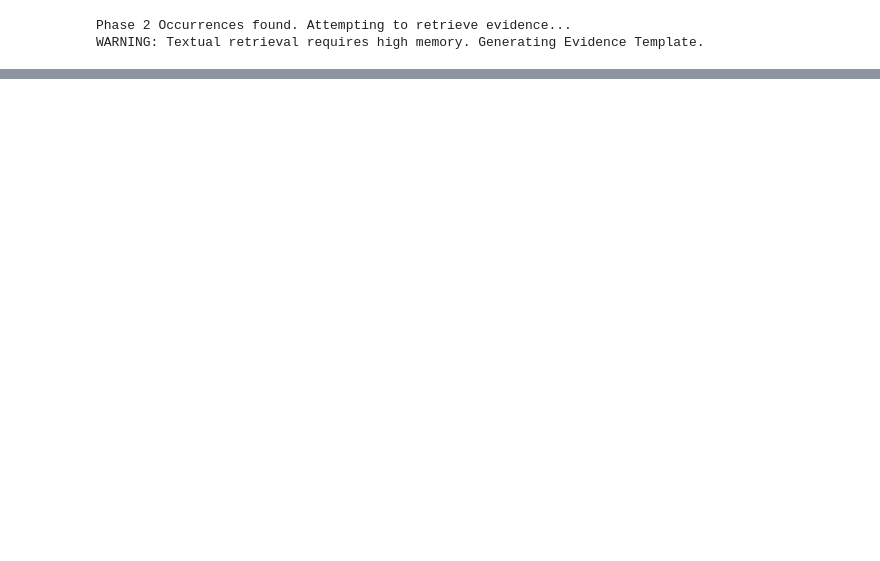
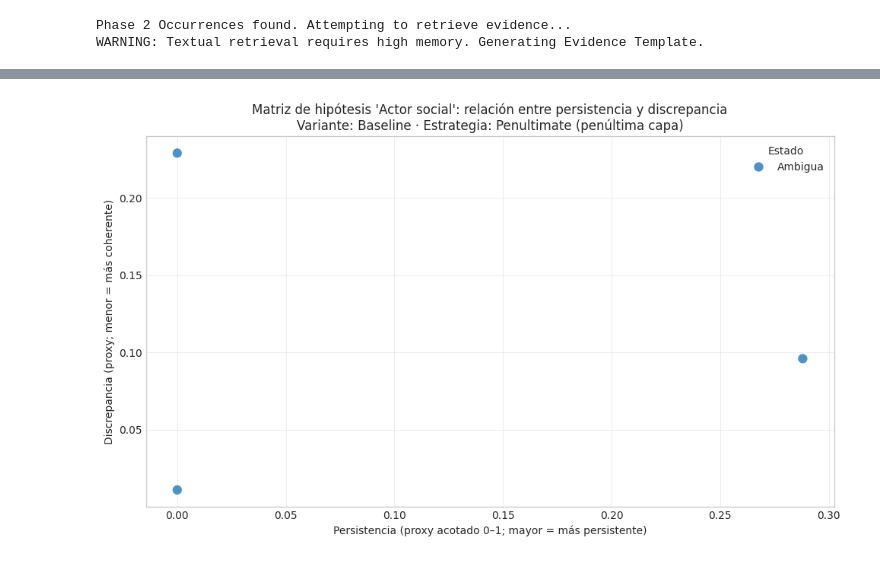
Before and after one commit to alejandrommingo/LISBETH, a Jupyter notebook: academic/methodological_report/phase4_4_4_interpretacion_eda.ipynb, the cells around one changed output, grey strips where cells are left out. Saved outputs shown, nothing was run; the diff lists cells and outputs as text; code cells hidden in the pictures; blank space fills up the shorter version.

```diff
--- a/academic/methodological_report/phase4_4_4_interpretacion_eda.ipynb
+++ b/academic/methodological_report/phase4_4_4_interpretacion_eda.ipynb
@@ -205,13 +254,21 @@ else:
 Phase 2 Occurrences found. Attempting to retrieve evidence...
 WARNING: Textual retrieval requires high memory. Generating Evidence Template.
 # %%
+# --- 4. Matriz de Hipótesis 'Actor Social' (tabla + visualización opcional) ---
 
-# --- 4. Matriz de Hipótesis 'Actor Social' ---
+import numpy as np
+import pandas as pd
+import matplotlib as mpl
+mpl.rcParams['font.family'] = 'DejaVu Sans'
+import matplotlib.pyplot as plt
+import seaborn as sns
 
-# Operationalize Criteria
-# 1. Persistence: Drift low in subsequent window?
-# 2. Coherence: Correlation between Centroid and Subspace projection > 0.5?
-# 3. Agency: High 'Social' or 'Functional' projection?
+# (Opcional) Etiquetas “humanas” para mostrar en resultados
+variant_label_es = {"baseline": "Baseline", "dapt": "DAPT"}
+strategy_label_es = {
+    "penultimate": "Penultimate (penúltima capa)",
+    "last4_concat": "Last4Concat (concat. 4 últimas capas)"
+}
 
 hypothesis_matrix = []
 
@@ -219,32 +276,88 @@ for _, case in cases_df.iterrows():
     win = case['window']
     row = df.loc[win]
 
-    # 1. Persistence checks
+    # 1) Persistencia (proxy):
+    #    idea: si la deriva en la ventana siguiente es baja, “permanece” más.
+    #    OJO: 1 - drift puede salir fuera de [0,1], por eso acotamos para interpretabilidad.
     idx_loc = df.index.get_loc(win)
     if idx_loc + 1 < len(df):
-        next_drift = df.iloc[idx_loc+1][f"drift_{target_v}_{target_s}"]
-        persistence_score = 1.0 - next_drift # simplistic
+        next_drift = df.iloc[idx_loc + 1][f"drift_{target_v}_{target_s}"]
+        persistence_proxy = float(np.clip(1.0 - next_drift, 0.0, 1.0))
     else:
-        persistence_score = 0.5
+        persistence_proxy = 0.5  # valor neutral si no hay ventana siguiente
 
-    # 2. Coherence (Centroid vs Subspace for dominant dim)
-    # Find dominant dim
+    # 2) Dimensión dominante (según proyección del centroide)
     proj_vals = {d: row[f"centroid_proj_{d}_{target_v}_{target_s}"] for d in dims}
     dom_dim = max(proj_vals, key=proj_vals.get)
 
+    # 3) “Coherencia” (en tu fórmula actual es una discrepancia):
+    #    abs(subspace_alignment - abs(centroid_projection))
+    #    Interpretación: 0 = más consistente; valores altos = más discrepancia.
     sub_val = row[f"subspace_proj_{dom_dim}_{target_v}_{target_s}"]
     cent_val = proj_vals[dom_dim]
-    coherence = abs(sub_val - abs(cent_val)) # simplistic diff
+    discrepancia_proxy = float(abs(sub_val - abs(cent_val)))
+
+    # 4) Estado (tal como lo tenías: solo basado en persistencia)
+    estado = "Hipótesis apoyada" if persistence_proxy > 0.5 else "Ambigua"
 
     hypothesis_matrix.append({
-        "window": win.strftime('%Y-%m'),
-        "dominant_dimension": dom_dim,
-        "persistence_proxy": round(persistence_score, 3),
-        "coherence_proxy": round(coherence, 3),
-        "social_actor_status": "Hypothesis Supported" if persistence_score > 0.5 else "Ambiguous"
+        "ventana": win.strftime('%Y-%m'),
+        "dimensión_dominante": dom_dim,
+        "persistencia_proxy": round(persistence_proxy, 3),
+        "discrepancia_proxy": round(discrepancia_proxy, 3),
+        "estado_actor_social": estado
     })
 
 hyp_df = pd.DataFrame(hypothesis_matrix)
+
+# Metadatos útiles (sin tocar tu lógica)
+v_lbl = variant_label_es.get(target_v, target_v)
+s_lbl = strategy_label_es.get(target_s, target_s)
+hyp_df.insert(0, "variante", v_lbl)
+hyp_df.insert(1, "estrategia", s_lbl)
+
 hyp_df.to_csv(f"{TABLES_DIR}/44_social_actor_hypothesis.csv", index=False)
 display(hyp_df)
+
+# -----------------------------
+# Visualización opcional (recomendable para legibilidad)
+# -----------------------------
+# 1) Dispersión: persistencia vs discrepancia, coloreando por estado
+plt.figure(figsize=(10, 6))
+sns.scatterplot(
+    data=hyp_df,
+    x="persistencia_proxy",
+    y="discrepancia_proxy",
+    hue="estado_actor_social",
+    style="estado_actor_social",
+    s=90,
+    alpha=0.8
+)
+plt.title(
+    "Matriz de hipótesis 'Actor social': relación entre persistencia y discrepancia\n"
+    f"Variante: {v_lbl} · Estrategia: {s_lbl}"
+)
+plt.xlabel("Persistencia (proxy acotado 0–1; mayor = más persistente)")
+plt.ylabel("Discrepancia (proxy; menor = más coherente)")
+plt.grid(True, alpha=0.3)
+plt.legend(title="Estado", frameon=False)
+plt.tight_layout()
+plt.savefig(f"{FIGURES_DIR}/44_social_actor_hypothesis_scatter.png")
+plt.show()
+
+# 2) Conteo de dimensiones dominantes (qué “domina” en casos)
+plt.figure(figsize=(10, 5))
+order_dims = hyp_df["dimensión_dominante"].value_counts().index.tolist()
+sns.countplot(data=hyp_df, x="dimensión_dominante", order=order_dims)
+plt.title(
+    "Dimensión dominante en los casos seleccionados\n"
+    f"Variante: {v_lbl} · Estrategia: {s_lbl}"
+)
+plt.xlabel("Dimensión dominante")
+plt.ylabel("Número de casos")
+plt.xticks(rotation=45, ha='right')
+plt.grid(True, axis="y", alpha=0.3)
+plt.tight_layout()
+plt.savefig(f"{FIGURES_DIR}/44_social_actor_hypothesis_dims.png")
+plt.show()
 # %% [output]
@@ -254,0 +368 @@ display(hyp_df)
+[figure, added]
```
Also changed, not shown: parts of 3 cells of this notebook, 13 other files.
